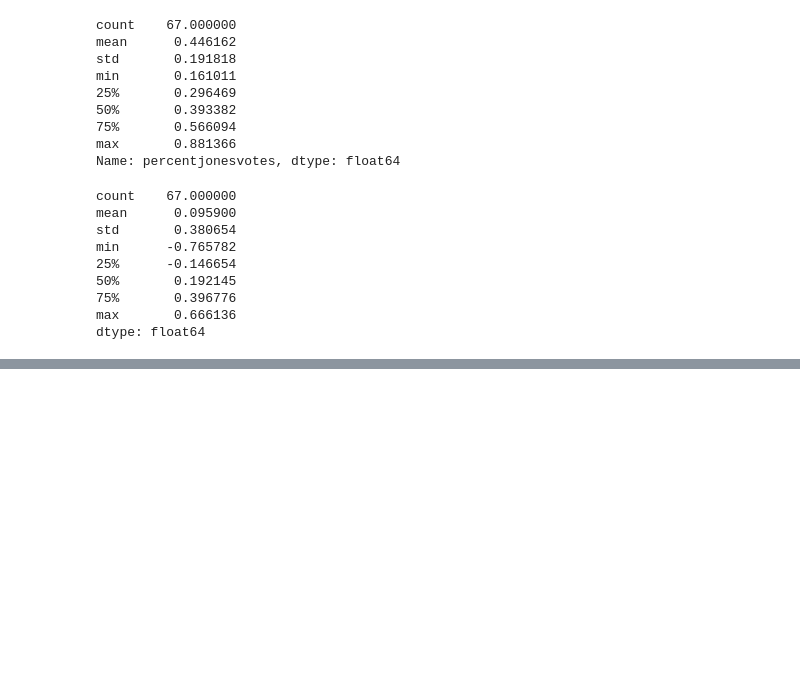
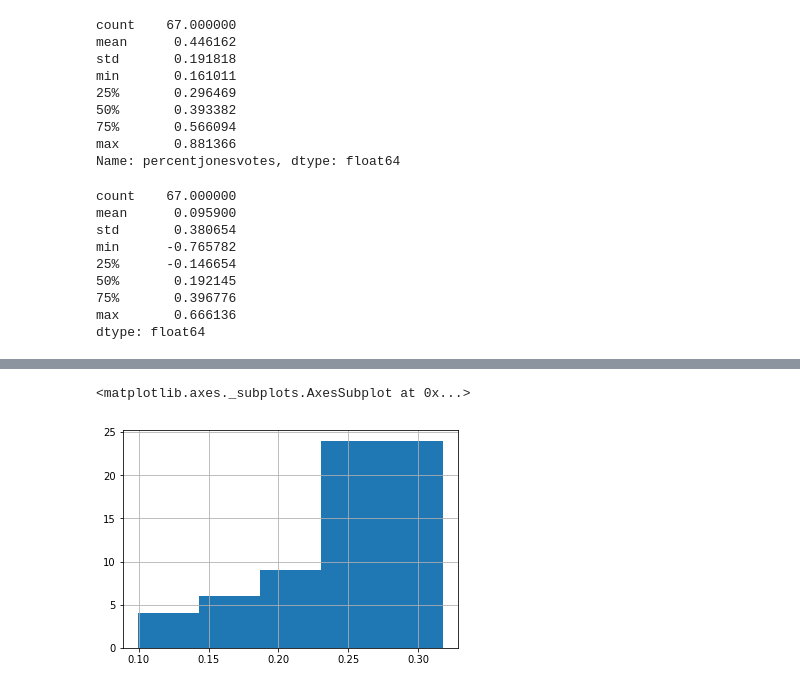
Before and after one commit to elbertwang3/alabamasenateelection, a Jupyter notebook: Untitled.ipynb, the cells around one changed output, grey strips where cells are left out. Cells and saved outputs as stored; diff of their text form; code cells hidden in the pictures; blank space fills up the shorter version.

```diff
--- a/Untitled.ipynb
+++ b/Untitled.ipynb
@@ -248,0 +273,5 @@ dtype: float64
+# %%
+counties['turnoutdiff'].hist(bins=5)
+# %% [output]
+<matplotlib.axes._subplots.AxesSubplot at 0x...>
+[figure, added]
```
Also changed, not shown: parts of 3 cells of this notebook, 2 other files.
